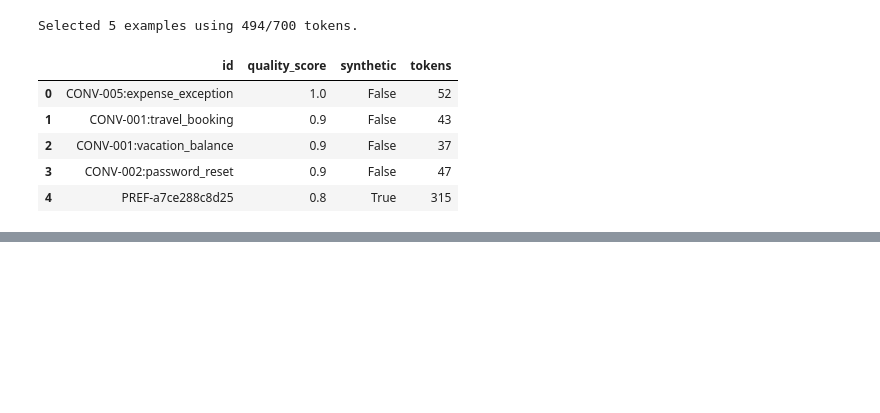
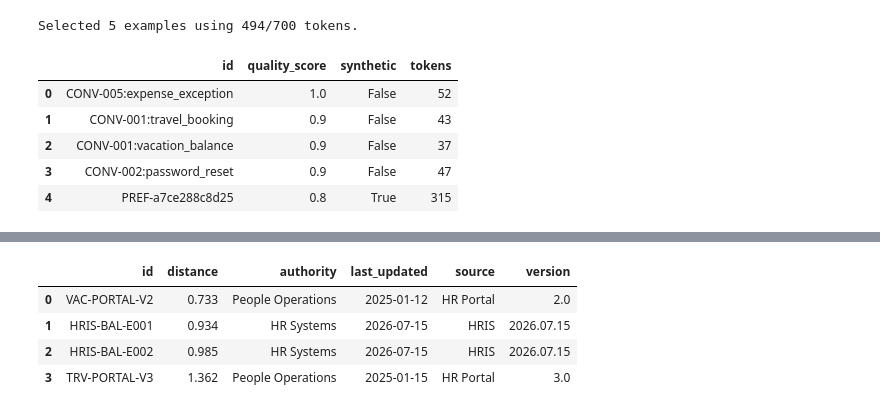
Before and after one commit to PacktPublishing/Data-Strategy-for-LLMs, a Jupyter notebook: chapter_08/Jupyter_Notebooks/Chapter_8_Notebook.ipynb, the cells around one changed output, grey strips where cells are left out. Drawn from its saved outputs; the diff is of its cells as text; code cells hidden in the pictures; blank space fills up the shorter version.

Commit message:
Chapter 8: complete code

```diff
--- a/chapter_08/Jupyter_Notebooks/Chapter_8_Notebook.ipynb
+++ b/chapter_08/Jupyter_Notebooks/Chapter_8_Notebook.ipynb
@@ -997,0 +1115,85 @@ Selected 5 examples using 494/700 tokens.
+# %%
+install_if_missing("chromadb")
+import chromadb
+
+
+# Connect to the shared persistent ChromaDB used in Chapters 4 and 5.
+chroma_db_path = repo_root / "data" / "chroma_db"
+chroma_client = chromadb.PersistentClient(path=str(chroma_db_path))
+collection = chroma_client.get_or_create_collection(name="chapter8_enterprise_rag")
+
+# Upsert makes repeated notebook runs safe without creating duplicate records.
+collection.upsert(
+    ids=[document["id"] for document in retrieval_corpus],
+    documents=[document["content"] for document in retrieval_corpus],
+    metadatas=[document["metadata"] for document in retrieval_corpus],
+)
+
+
+def search_enterprise_knowledge(query, top_k=5, where=None):
+    # Never request more results than the collection currently contains.
+    query_arguments = {
+        "query_texts": [query],
+        "n_results": min(top_k, collection.count()),
+        "include": ["documents", "distances", "metadatas"],
+    }
+    # Chroma filters can enforce source or access constraints before retrieval.
+    if where:
+        query_arguments["where"] = where
+
+    results = collection.query(**query_arguments)
+    return [
+        {
+            "id": document_id,
+            "content": content,
+            "metadata": metadata,
+            "distance": round(float(distance), 3),
+        }
+        for document_id, content, metadata, distance in zip(
+            results["ids"][0],
+            results["documents"][0],
+            results["metadatas"][0],
+            results["distances"][0],
+        )
+    ]
+
+
+def format_documents(documents):
+    # Keep provenance beside each passage so the model can ground citations.
+    return "\n\n".join(
+        "\n".join([
+            f"Source ID: {document['id']}",
+            f"Source: {document['metadata']['source']}",
+            f"Authority: {document['metadata']['authority']}",
+            f"Version: {document['metadata']['version']}",
+            f"Last updated: {document['metadata']['last_updated']}",
+            f"Content: {document['content']}",
+        ])
+        for document in documents
+    )
+
+
+# Retrieve enterprise knowledge and complete the inference request.
+user_request = "How is my vacation balance calculated?"
+retrieved_documents = search_enterprise_knowledge(user_request, top_k=5)
+grounded_prompt = build_prompt(user_request)
+# Populate only the request copy; the reusable template remains unchanged.
+grounded_prompt["retrieved_context"] = format_documents(retrieved_documents)
+
+assert collection.count() == len(retrieval_corpus)
+assert retrieved_documents
+assert grounded_prompt["retrieved_context"]
+assert prompt_template["retrieved_context"] is None
+assert all(document["metadata"]["authority"] for document in retrieved_documents)
+
+print(f"Indexed {collection.count()} document(s).")
+display(pd.DataFrame([
+    {
+        "id": document["id"],
+        "distance": document["distance"],
+        **document["metadata"],
+    }
+    for document in retrieved_documents
+]))
+print("\nGrounded prompt is ready for model inference.")
+# %% [output]
@@ -997,0 +1201,5 @@ Selected 5 examples using 494/700 tokens.
+|  | id | distance | authority | last_updated | source | version |
+| 0 | VAC-PORTAL-V2 | 0.733 | People Operations | 2025-01-12 | HR Portal | 2.0 |
+| 1 | HRIS-BAL-E001 | 0.934 | HR Systems | 2026-07-15 | HRIS | 2026.07.15 |
+| 2 | HRIS-BAL-E002 | 0.985 | HR Systems | 2026-07-15 | HRIS | 2026.07.15 |
+| 3 | TRV-PORTAL-V3 | 1.362 | People Operations | 2025-01-15 | HR Portal | 3.0 |
```
Also changed, not shown: parts of 8 cells of this notebook, 5 other files.
